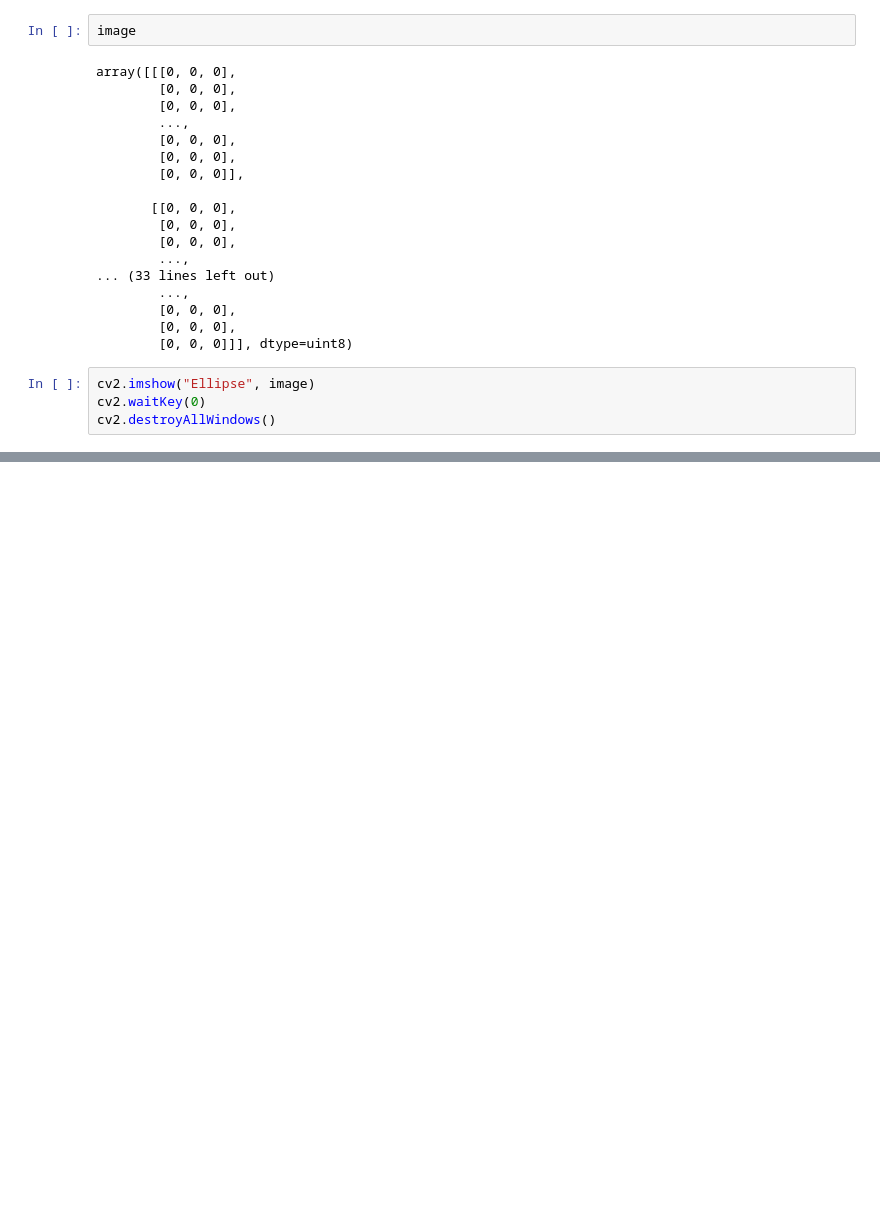
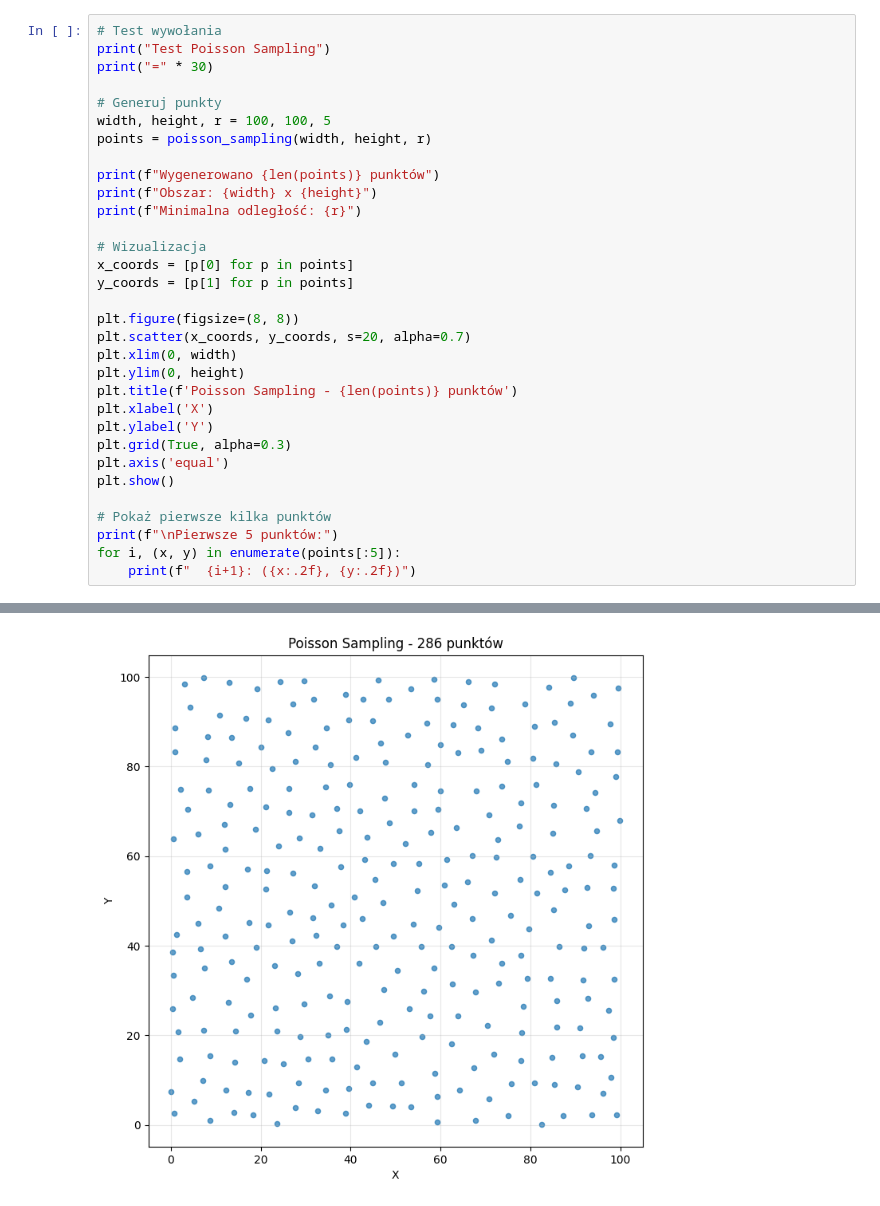
Before and after one commit to kosinus2000/Projekt_Inzynierski, a Jupyter notebook: notebooks/02_generowanie_obrazow.ipynb, the cells around one changed output, grey strips where cells are left out. Saved outputs shown, nothing was run; the diff lists cells and outputs as text; blank space fills up the shorter version.

Commit message:
poisson_sampling.py done

```diff
--- a/notebooks/02_generowanie_obrazow.ipynb
+++ b/notebooks/02_generowanie_obrazow.ipynb
@@ -35,24 +9,33 @@ array([[[0, 0, 0],
-# %%
-image
-# %% [output]
-array([[[0, 0, 0],
-        [0, 0, 0],
-        [0, 0, 0],
-        ...,
-        [0, 0, 0],
-        [0, 0, 0],
-        [0, 0, 0]],
-
-       [[0, 0, 0],
-        [0, 0, 0],
-        [0, 0, 0],
-        ...,
-... (33 lines left out)
-        ...,
-        [0, 0, 0],
-        [0, 0, 0],
-        [0, 0, 0]]], dtype=uint8)
-# %%
-cv2.imshow("Ellipse", image)
-cv2.waitKey(0)
-cv2.destroyAllWindows()
+# %%
+# Test wywołania
+print("Test Poisson Sampling")
+print("=" * 30)
+
+# Generuj punkty
+width, height, r = 100, 100, 5
+points = poisson_sampling(width, height, r)
+
+print(f"Wygenerowano {len(points)} punktów")
+print(f"Obszar: {width} x {height}")
+print(f"Minimalna odległość: {r}")
+
+# Wizualizacja
+x_coords = [p[0] for p in points]
+y_coords = [p[1] for p in points]
+
+plt.figure(figsize=(8, 8))
+plt.scatter(x_coords, y_coords, s=20, alpha=0.7)
+plt.xlim(0, width)
+plt.ylim(0, height)
+plt.title(f'Poisson Sampling - {len(points)} punktów')
+plt.xlabel('X')
+plt.ylabel('Y')
+plt.grid(True, alpha=0.3)
+plt.axis('equal')
+plt.show()
+
+# Pokaż pierwsze kilka punktów
+print(f"\nPierwsze 5 punktów:")
+for i, (x, y) in enumerate(points[:5]):
+    print(f"  {i+1}: ({x:.2f}, {y:.2f})")
+# %% [output]
@@ -58,0 +47 @@ cv2.destroyAllWindows()
+[figure, added]
```
Also changed, not shown: parts of 3 cells of this notebook, 2 other files.
